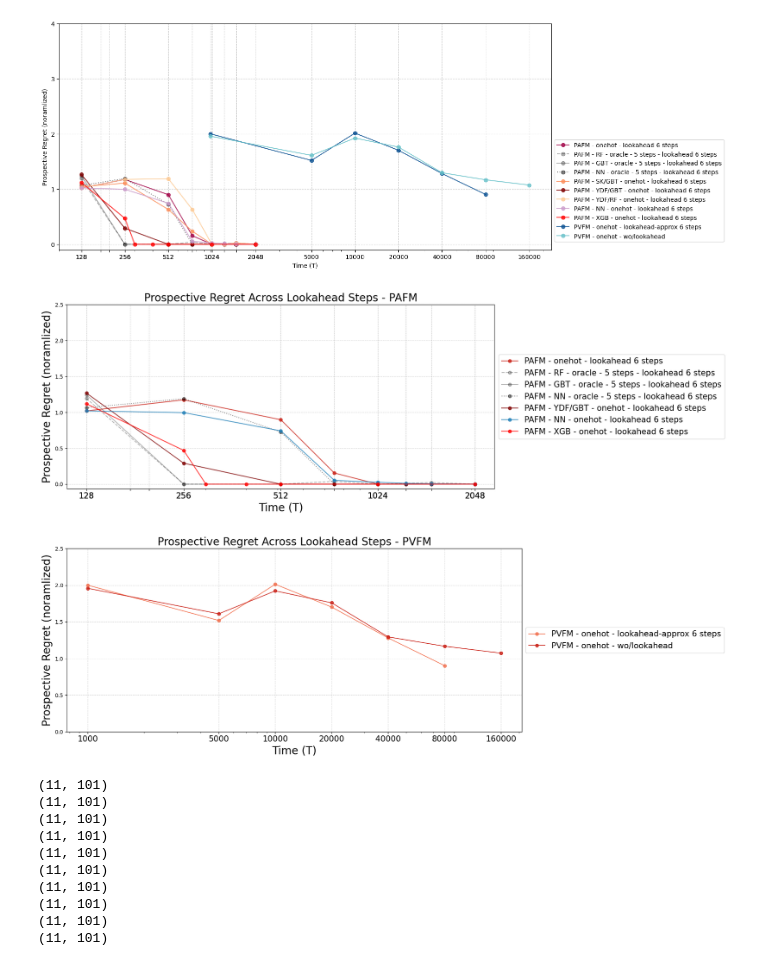
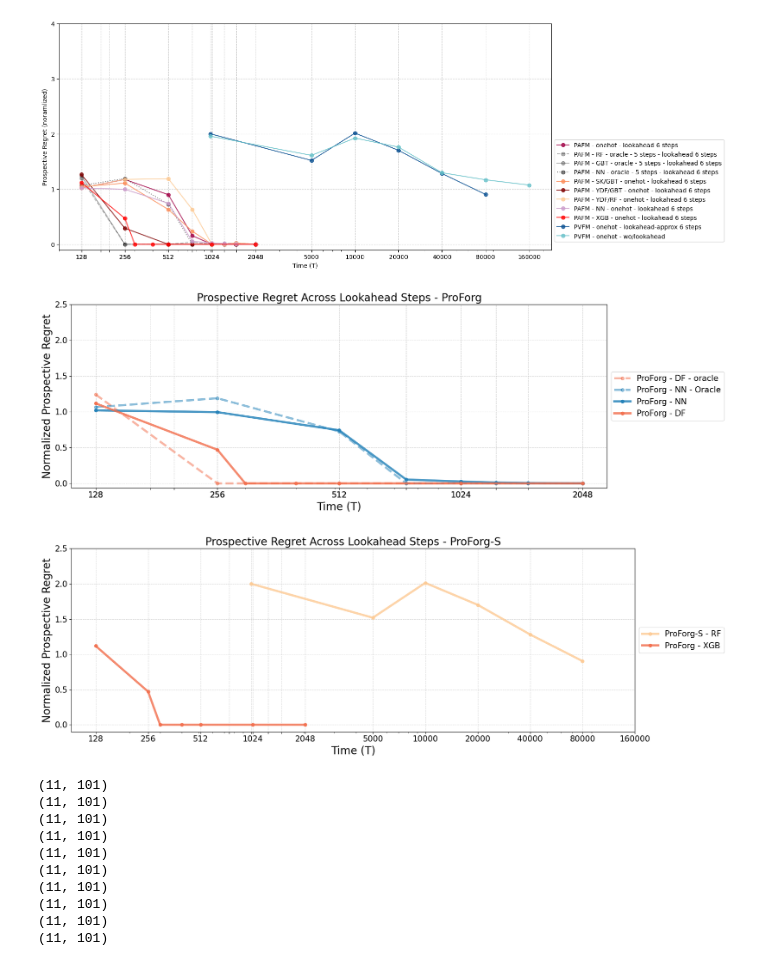
Before and after one commit to neurodata/ProspectiveForaging, a Jupyter notebook: notebooks/read_data.ipynb, the cells around one changed output. Drawn from its saved outputs; the diff is of its cells as text; code cells hidden in the pictures.

```diff
--- a/notebooks/read_data.ipynb
+++ b/notebooks/read_data.ipynb
@@ -502,6 +502,7 @@ plt.tight_layout()
 # %%
 plt.figure(figsize=(18, 6))
 fontsize = 20
+linewidth = 4
 Ts_PAFM = [2**i for i in np.arange(7,10)]+[750]+[1024,1250,1500,2048]
 Ts_PAFM_ORF = [2**i for i in np.arange(7,10)]+[750]+[1024,1250,1500,2048]
 Ts_PVFM = [1000,5000,10000,20000,40000,80000,160000]
@@ -534,7 +535,7 @@ def get_close_colors(cmap_name, start=0.5, delta=0.15,n = 2):
 # #ydfrf: orange/red for now
 # ydfrf_pe, ydfrf_oh = get_close_colors("OrRd", start = 0.1, delta = 0.2, n = 2)
 
-pafm_oh, ydfgbt_oh = get_close_colors("OrRd", start = 0.8, delta = 0.2, n = 2)
+pafm_oh, ydfgbt_oh = get_close_colors("OrRd", start = 0.6, delta = 0.2, n = 2)
 pafm_oh_nn,pafm_oh_pe = get_close_colors("GnBu", start=0.8, delta=0.25,n = 2)
 
 
@@ -562,32 +563,32 @@ colors = {
 
 # plt.plot(Ts_PAFM, PREGRETS_PAFM_pe_arr, alpha=0.8, marker='o', color=colors["PAFM_pe"],
 #          label='PAFM - pe - lookahead 6 steps')
-plt.plot(Ts_PAFM, PREGRETS_PAFM_oh_arr, alpha=0.8, marker='o', color=colors["PAFM_oh_RF"],
-         label='PAFM - onehot - lookahead 6 steps')
-plt.plot(Ts_PAFM, PREGRETS_PAFM_opt_arr, alpha=0.3, marker='o', color= 'black',linestyle = '--',
-         label='PAFM - RF - oracle - 5 steps - lookahead 6 steps')
-plt.plot(Ts_PAFM, PREGRETS_PAFM_opt_GBT_arr, alpha=0.3, marker='o', color= 'black',linestyle = '-',
-         label='PAFM - GBT - oracle - 5 steps - lookahead 6 steps')
-plt.plot(Ts_PAFM, PREGRETS_PAFM_opt_NN_arr, alpha=0.5, marker='o', color= 'black',linestyle = ':',
-         label='PAFM - NN - oracle - 5 steps - lookahead 6 steps')
+# plt.plot(Ts_PAFM, PREGRETS_PAFM_oh_arr, alpha=0.8, marker='o', color=colors["PAFM_oh_RF"],
+#          label='ProForg - onehot - lookahead 6 steps')
+# plt.plot(Ts_PAFM, PREGRETS_PAFM_opt_arr, alpha=0.3, marker='o', color= colors['PAFM_oh_RF'],
+#          linestyle = '--', label='PAFM - RF - oracle - 5 steps - lookahead 6 steps')
+plt.plot(Ts_PAFM, PREGRETS_PAFM_opt_GBT_arr, alpha=0.5, marker='o', color=  colors['PAFM_oh_RF'],linestyle = '--',lw = linewidth,
+         label='ProForg - DF - oracle')
+plt.plot(Ts_PAFM, PREGRETS_PAFM_opt_NN_arr, alpha=0.5, marker='o', color=  colors['PAFM_oh_NN'],linestyle = '--',lw = linewidth,
+         label='ProForg - NN - oracle')
 # plt.plot(Ts_PAFM, PREGRETS_PAFM_SKGBT_pe_arr, alpha=0.8, marker='o', color=colors["SKGBT_pe"],
 #          label='SKGBT - pe - lookahead 6 steps')
 # plt.plot(Ts_PAFM, PREGRETS_PAFM_SKGBT_oh_arr, alpha=0.8, marker='o', color=colors["SKGBT_oh"],
         #  label='PAFM - SK/GBT - onehot - lookahead 6 steps')
 # plt.plot(Ts_PAFM, PREGRETS_PAFM_YDFGBT_pe_arr, alpha=0.8, marker='o', color=colors["YDFGBT_pe"],
 #          label='YDFGBT - pe - lookahead 6 steps')
-plt.plot(Ts_PAFM, PREGRETS_PAFM_YDFGBT_oh_arr, alpha=0.8, marker='o', color=colors["YDFGBT_oh"],
-         label='PAFM - YDF/GBT - onehot - lookahead 6 steps')
+# plt.plot(Ts_PAFM, PREGRETS_PAFM_YDFGBT_oh_arr, alpha=0.8, marker='o', color=colors["YDFGBT_oh"], lw = linewidth,
+#          label='ProForg - YDF/GBT')
 # plt.plot(Ts_PAFM, PREGRETS_PAFM_YDFRF_pe_arr, alpha=0.8, marker='o', color=colors["YDFRF_pe"],
 #          label='YDFRF - pe - lookahead 6 steps')
 # plt.plot(Ts_PAFM, PREGRETS_PAFM_YDFRF_oh_arr, alpha=0.8, marker='o', color=colors["YDFRF_oh"],
 #          label='PAFM - YDF/RF - onehot - lookahead 6 steps')
 
-plt.plot(Ts_PAFM, PREGRETS_PAFM_oh_NN_arr, alpha=0.8, marker='o', color=colors["PAFM_oh_NN"],
-         label='PAFM - NN - onehot - lookahead 6 steps')
+plt.plot(Ts_PAFM, PREGRETS_PAFM_oh_NN_arr, alpha=0.8, marker='o', color=colors["PAFM_oh_NN"], lw = linewidth,
+         label='ProForg - NN')
 
-plt.plot([128,256,300,400,512,1024,2048], PREGRETS_PAFM_XGB_oh_arr, alpha=0.8, marker='o', color='red',
-         label='PAFM - XGB - onehot - lookahead 6 steps')
+plt.plot([128,256,300,400,512,1024,2048], PREGRETS_PAFM_XGB_oh_arr, alpha=0.8, marker='o', color=colors['PAFM_oh_RF'], lw = linewidth,
+         label='ProForg - DF')
 
 
 
@@ -612,40 +613,41 @@ plt.plot([128,256,300,400,512,1024,2048], PREGRETS_PAFM_XGB_oh_arr, alpha=0.8, m
 #          label='PVFM - onehot - wo/lookahead')
 
 # plt.plot(Ts_PVFM, PREGRETS_PVFM_oh_MLP_arr, alpha=0.5, marker='o',color=colors["PVFM_oh_MLP"],
 #          label='PVFM - MLP - onehot - wo/lookahead')
 # plt.plot(Ts_PVFM, PREGRETS_PVFM_pe_MLP_arr, alpha=0.5, marker='o',color=colors["PVFM_pe_MLP"],
 #          label='PVFM - MLP - pe - wo/lookahead')
 
 # plt.plot(Ts_PAFM, PREGRETS_PAFM_oh_arr[2,:], alpha=0.8, marker='o', color=colors["PAFM_oh_3steps"],
 #          label='PAFM - onehot - lookahead 3 steps')
 # plt.plot(Ts_PVFM[:6], PREGRETS_PAVFM_oh_arr, alpha=0.8, marker='o',color=colors["PAVFM_oh"],
 #          label='PA-VFM - RF -onehot lookahead 3 steps')
 
 
 
 
 plt.xlabel("Time (T)",fontsize = fontsize)
-plt.ylabel("Prospective Regret (noramlized)", fontsize = fontsize)
+plt.ylabel("Normalized Prospective Regret", fontsize = fontsize)
 plt.xscale('log')
 
 xticks = Ts_PAFM + Ts_opt
 xticklabels = [str(v) if v in [128,256,512,1024,2048,5000] else ""   # hide every 2nd label
                for i, v in enumerate(xticks)]
 plt.xticks(xticks, labels=xticklabels,fontsize = fontsize-5)
 
 # plt.xticks(Ts_PAFM+Ts_PVFM, labels=[str(v) for v in Ts_PAFM+Ts_PVFM])
-plt.yticks([0,0.5,1,1.5,2,2.5])
-plt.title('Prospective Regret Across Lookahead Steps - PAFM',fontsize = fontsize)
+plt.yticks([0,0.5,1,1.5,2,2.5],fontsize = fontsize-5)
+plt.title('Prospective Regret Across Lookahead Steps - ProForg',fontsize = fontsize)
 # plt.xlim(0,700000)
 plt.legend(loc="center left", bbox_to_anchor=(1, 0.5),fontsize = fontsize-5)
 plt.grid(True, linestyle='--', alpha=0.5)
 plt.tight_layout()
 # plt.show()
 # %% [output]
-[figure, old version]
+[figure, new version]
 # %%
 plt.figure(figsize=(18, 6))
 fontsize = 20
+linewidth = 4
 Ts_PAFM = [2**i for i in np.arange(7,10)]+[750]+[1024,1250,1500,2048]
 Ts_PAFM_ORF = [2**i for i in np.arange(7,10)]+[750]+[1024,1250,1500,2048]
 Ts_PVFM = [1000,5000,10000,20000,40000,80000,160000]
@@ -655,10 +657,12 @@ def get_close_colors(cmap_name, start=0.5, delta=0.15,n = 2):
     cmap_color = [cmap(start + i*delta) for i in range(n)]
     return cmap_color[:n]
 
-pvfm_oh_lookahead, pvfm_oh_wo, = get_close_colors("OrRd", start = 0.6, delta = 0.2, n = 2)
+pvfm_oh_lookahead, pvfm_oh_wo, = get_close_colors("OrRd", start = 0.3, delta = 0.2, n = 2)
+pafm_oh, ydfgbt_oh = get_close_colors("OrRd", start = 0.6, delta = 0.2, n = 2)
 pvfm_pe_wo_MLP,pvfm_oh_pe = get_close_colors("GnBu", start=0.8, delta=0.25,n = 2)
 
 colors = {
+    "PAFM_oh_RF": pafm_oh,
     "PVFM_pe": pvfm_pe_lookahead,
     "PVFM_pe_wo": pvfm_pe_wo,
     "PVFM_oh": pvfm_oh_lookahead,
@@ -709,16 +713,18 @@ colors = {
 
 # plt.plot(Ts_PVFM[:-1], PREGRETS_PVFM_pe_lookahead_arr[5,:], alpha=0.8, marker='o',
 #          color=colors["PVFM_pe"], label='PVFM - pe - lookahead-approx 6 steps')
-plt.plot(Ts_PVFM[:-1], PREGRETS_PVFM_oh_lookahead_arr.reshape(-1,1), alpha=0.8, marker='o',
-         color=colors["PVFM_oh"], label='PVFM - onehot - lookahead-approx 6 steps')
+plt.plot(Ts_PVFM[:-1], PREGRETS_PVFM_oh_lookahead_arr.reshape(-1,1), alpha=0.8, marker='o',lw = linewidth,
+         color=colors["PVFM_oh"], label='ProForg-S - RF')
 # plt.plot(Ts_PVFM[:-1], PREGRETS_PVFM_pe_lookaheadback_arr.reshape(-1,1), alpha=0.3, marker='o',
 #          color=colors["PVFM_pe"], label='PVFM - pe - lookahead-backward 6 steps')
 # plt.plot(Ts_PVFM[:-1], PREGRETS_PVFM_oh_lookaheadback_arr.reshape(-1,1), alpha=0.3, marker='o',
 #          color=colors["PVFM_oh"], label='PVFM - onehot - lookahead-backward 6 steps')
 # plt.plot(Ts_PVFM, PREGRETS_PVFM_pe_arr, alpha=0.8,marker='o',color=colors["PVFM_pe_wo"],
 #          label='PVFM - pe - wo/lookahead')
-plt.plot(Ts_PVFM, PREGRETS_PVFM_oh_arr, alpha=0.8, marker='o',color=colors["PVFM_oh_wo"],
-         label='PVFM - onehot - wo/lookahead')
+# plt.plot(Ts_PVFM, PREGRETS_PVFM_oh_arr, alpha=0.8, marker='o',color=colors["PVFM_oh_wo"], lw = linewidth,
+#          label='ProForg-S - RF - wo/lookahead')
+plt.plot([128,256,300,400,512,1024,2048], PREGRETS_PAFM_XGB_oh_arr, alpha=0.8, marker='o', color=colors['PAFM_oh_RF'], lw = linewidth,
+         label='ProForg - XGB')
 
 # plt.plot(Ts_PVFM, PREGRETS_PVFM_oh_MLP_arr, alpha=0.5, marker='o',color=colors["PVFM_oh_MLP"],
 #          label='PVFM - MLP - onehot - wo/lookahead')
@@ -734,24 +740,24 @@ plt.plot(Ts_PVFM, PREGRETS_PVFM_oh_arr, alpha=0.8, marker='o',color=colors["PVFM
 
 
 plt.xlabel("Time (T)",fontsize = fontsize)
-plt.ylabel("Prospective Regret (noramlized)", fontsize = fontsize)
+plt.ylabel("Normalized Prospective Regret", fontsize = fontsize)
 plt.xscale('log')
 
-xticks = Ts_PVFM
-xticklabels = [str(v) if v in [1000,5000,10000,20000,40000,80000,160000] else ""   # hide every 2nd label
+xticks = Ts_PAFM+ Ts_PVFM
+xticklabels = [str(v) if v in [128,256,512,1024,2048,5000,10000,20000,40000,80000,160000] else ""   # hide every 2nd label
                for i, v in enumerate(xticks)]
 plt.xticks(xticks, labels=xticklabels,fontsize = fontsize-5)
 
 # plt.xticks(Ts_PAFM+Ts_PVFM, labels=[str(v) for v in Ts_PAFM+Ts_PVFM])
-plt.yticks([0,0.5,1,1.5,2,2.5])
-plt.title('Prospective Regret Across Lookahead Steps - PVFM',fontsize = fontsize)
+plt.yticks([0,0.5,1,1.5,2,2.5],fontsize = fontsize-5)
+plt.title('Prospective Regret Across Lookahead Steps - ProForg-S',fontsize = fontsize)
 # plt.xlim(0,700000)
 plt.legend(loc="center left", bbox_to_anchor=(1, 0.5),fontsize = fontsize-5)
 plt.grid(True, linestyle='--', alpha=0.5)
 plt.tight_layout()
 # plt.show()
 # %% [output]
-[figure, old version]
+[figure, new version]
 # %%
 Ts = [2**i for i in np.arange(7,8)]+[175,200]+[2**i for i in np.arange(8,10)]+[750]+[1024,1250,1500,2048,4096]
 step = 6
```
Also changed, not shown: parts of 1 cell of this notebook, 6 other files.
